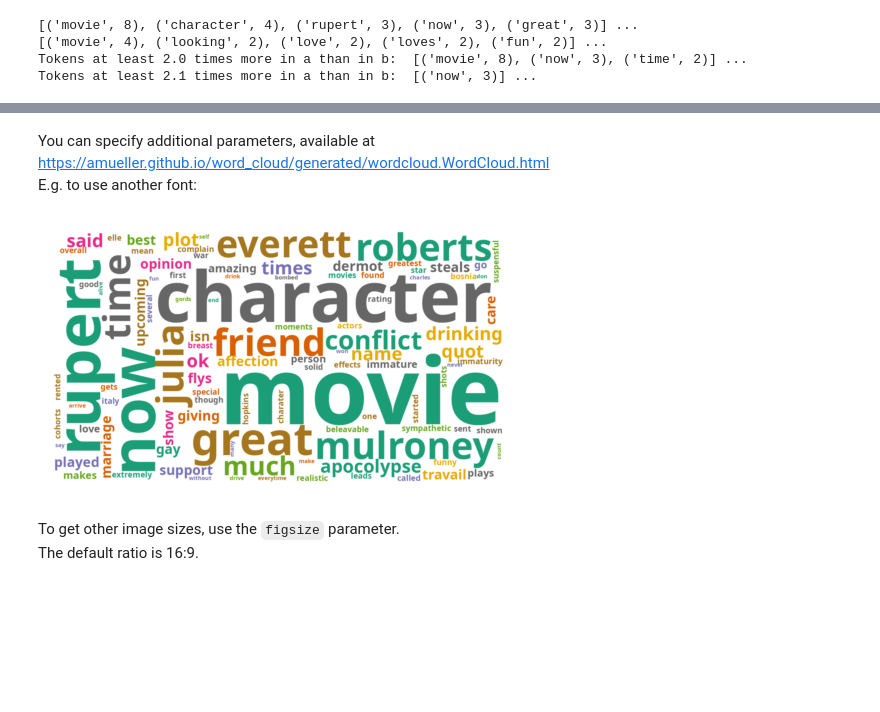
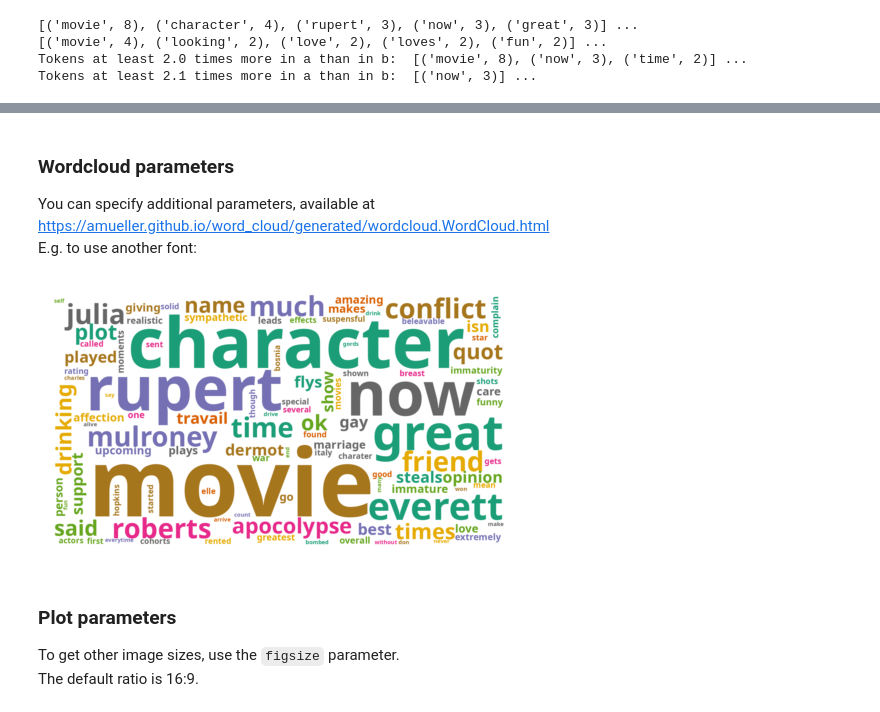
Before and after one commit to EML4U/ExplainingDriftTextEmbeddings, a Jupyter notebook: doc/notebooks/wordcloud.ipynb, the cells around one changed output, grey strips where cells are left out. Saved outputs shown, nothing was run; the diff lists cells and outputs as text; code cells hidden in the pictures; blank space fills up the shorter version.

Commit message:
wordcloud update

```diff
--- a/doc/notebooks/wordcloud.ipynb
+++ b/doc/notebooks/wordcloud.ipynb
@@ -105,13 +115,17 @@ wordcloud.plot(wordcloud.get_wordcloud(tokens_a))
 # %% [markdown]
+### Wordcloud parameters
+
 You can specify additional parameters, available at [https://amueller.github.io/word_cloud/generated/wordcloud.WordCloud.html](https://amueller.github.io/word_cloud/generated/wordcloud.WordCloud.html)
 E.g. to use another font:
 # %%
 parameters = {'font_path':'/usr/share/fonts/truetype/noto/NotoSans-Bold.ttf'}
-cloud = wordcloud.get_wordcloud(tokens_a, parameters)
-wordcloud.plot(cloud)
+cloud_other_font = wordcloud.get_wordcloud(tokens_a, parameters)
+wordcloud.plot(cloud_other_font)
 # %% [output]
-[figure, old version]
+[figure, new version]
 # %% [markdown]
+### Plot parameters
+
 To get other image sizes, use the `figsize` parameter.
 The default ratio is 16:9.
 # %%
```
Also changed, not shown: parts of 13 cells of this notebook, 2 other files.
